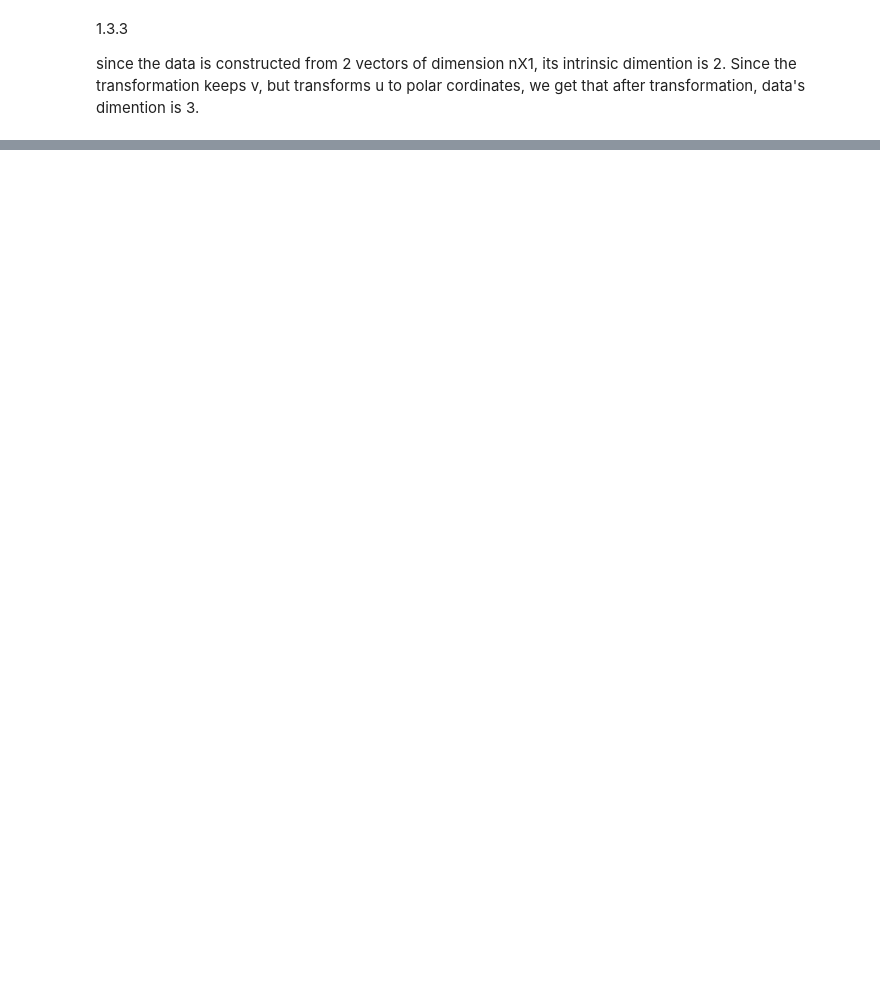
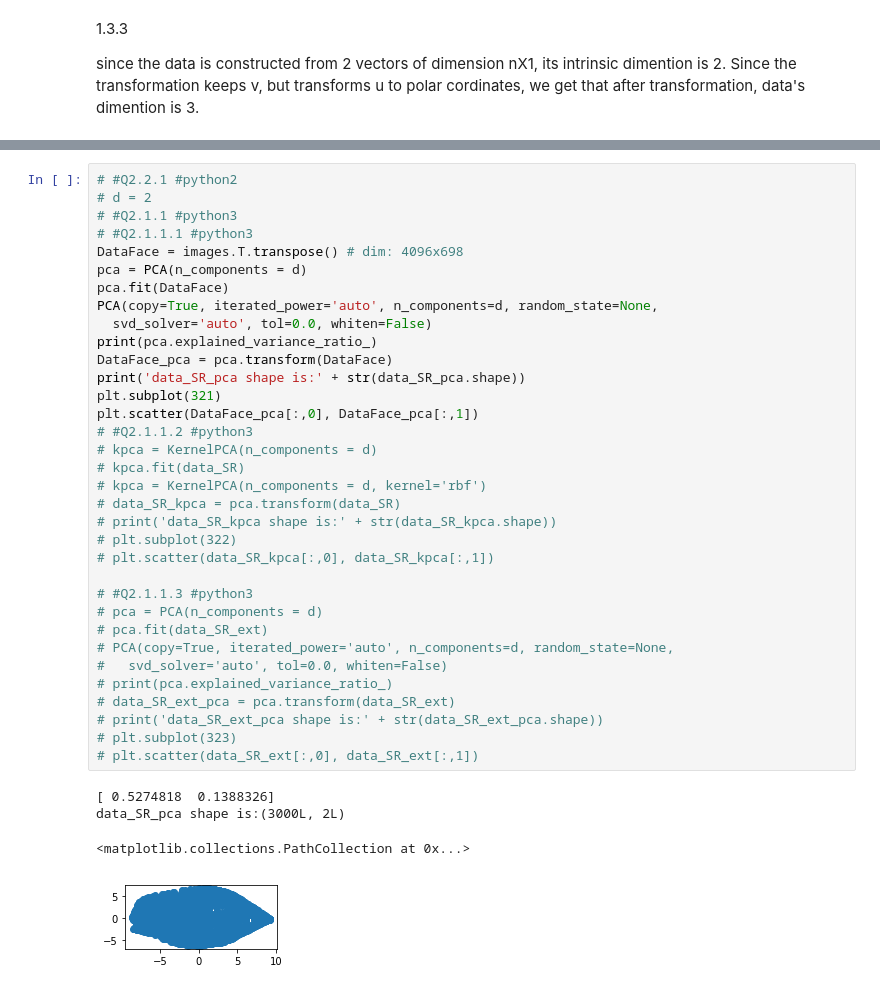
Before and after one commit to Yaminbens/ANAM_project, a Jupyter notebook: Q1_ 2_ver2.ipynb, the cells around one changed output, grey strips where cells are left out. Drawn from its saved outputs; the diff is of its cells as text; blank space fills up the shorter version.

```diff
--- a/Q1_ 2_ver2.ipynb
+++ b/Q1_ 2_ver2.ipynb
@@ -166,0 +271,39 @@ data_SR_ext_pca shape is:(3000, 2)
+# %%
+# #Q2.2.1 #python2
+# d = 2
+# #Q2.1.1 #python3
+# #Q2.1.1.1 #python3
+DataFace = images.T.transpose() # dim: 4096x698
+pca = PCA(n_components = d)
+pca.fit(DataFace)
+PCA(copy=True, iterated_power='auto', n_components=d, random_state=None,
+  svd_solver='auto', tol=0.0, whiten=False)
+print(pca.explained_variance_ratio_)
+DataFace_pca = pca.transform(DataFace)
+print('data_SR_pca shape is:' + str(data_SR_pca.shape))
+plt.subplot(321)
+plt.scatter(DataFace_pca[:,0], DataFace_pca[:,1])
+# #Q2.1.1.2 #python3
+# kpca = KernelPCA(n_components = d)
+# kpca.fit(data_SR)
+# kpca = KernelPCA(n_components = d, kernel='rbf')
+# data_SR_kpca = pca.transform(data_SR)
+# print('data_SR_kpca shape is:' + str(data_SR_kpca.shape))
+# plt.subplot(322)
+# plt.scatter(data_SR_kpca[:,0], data_SR_kpca[:,1])
+
+# #Q2.1.1.3 #python3
+# pca = PCA(n_components = d)
+# pca.fit(data_SR_ext)
+# PCA(copy=True, iterated_power='auto', n_components=d, random_state=None,
+#   svd_solver='auto', tol=0.0, whiten=False)
+# print(pca.explained_variance_ratio_)
+# data_SR_ext_pca = pca.transform(data_SR_ext)
+# print('data_SR_ext_pca shape is:' + str(data_SR_ext_pca.shape))
+# plt.subplot(323)
+# plt.scatter(data_SR_ext[:,0], data_SR_ext[:,1])
+# %% [output]
+[ 0.5274818  0.1388326]
+data_SR_pca shape is:(3000L, 2L)
+<matplotlib.collections.PathCollection at 0x...>
+[figure, added]
```
Also changed, not shown: parts of 6 cells of this notebook.
